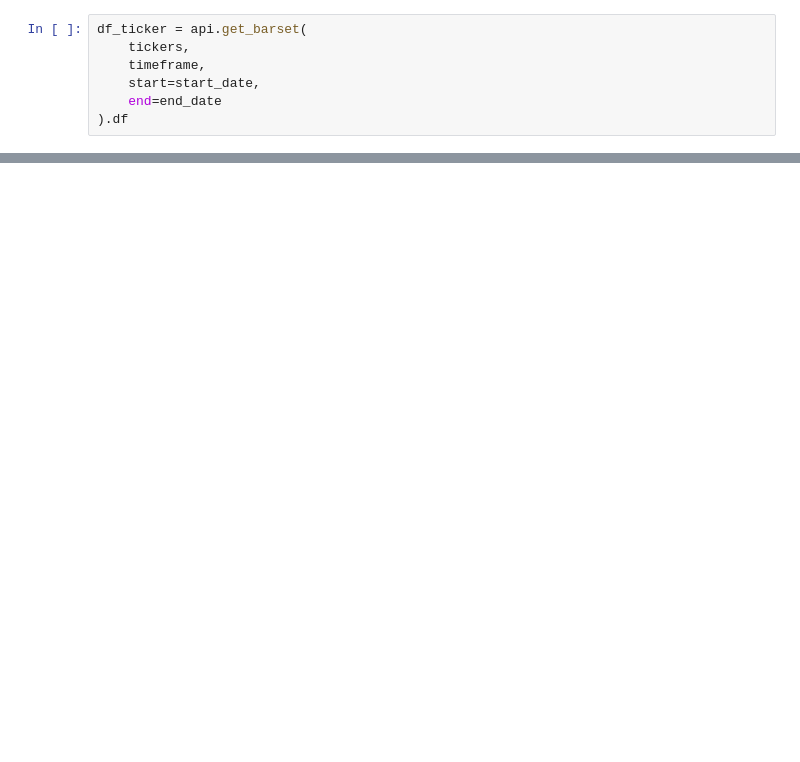
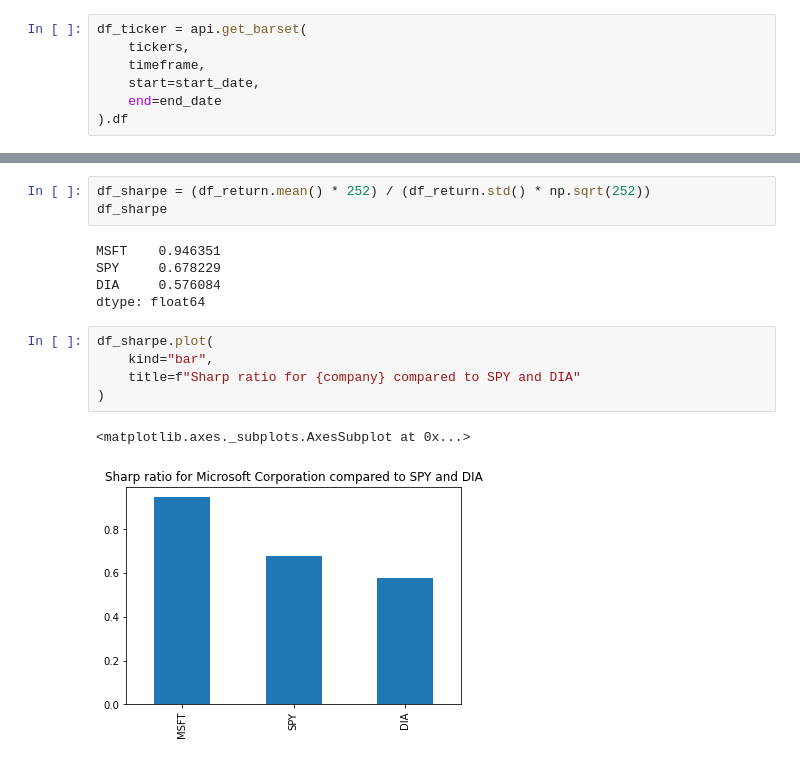
Before and after one commit to Gqueval/Project_1, a Jupyter notebook: Forecast.ipynb, the cells around one changed output, grey strips where cells are left out. Saved outputs shown, nothing was run; the diff lists cells and outputs as text; blank space fills up the shorter version.

```diff
--- a/Forecast.ipynb
+++ b/Forecast.ipynb
@@ -144,0 +278,16 @@ Name: 1260, dtype: float64
+# %%
+df_sharpe = (df_return.mean() * 252) / (df_return.std() * np.sqrt(252))
+df_sharpe
+# %% [output]
+MSFT    0.946351
+SPY     0.678229
+DIA     0.576084
+dtype: float64
+# %%
+df_sharpe.plot(
+    kind="bar",
+    title=f"Sharp ratio for {company} compared to SPY and DIA"
+)
+# %% [output]
+<matplotlib.axes._subplots.AxesSubplot at 0x...>
+[figure, added]
```
Also changed, not shown: parts of 19 cells of this notebook.
